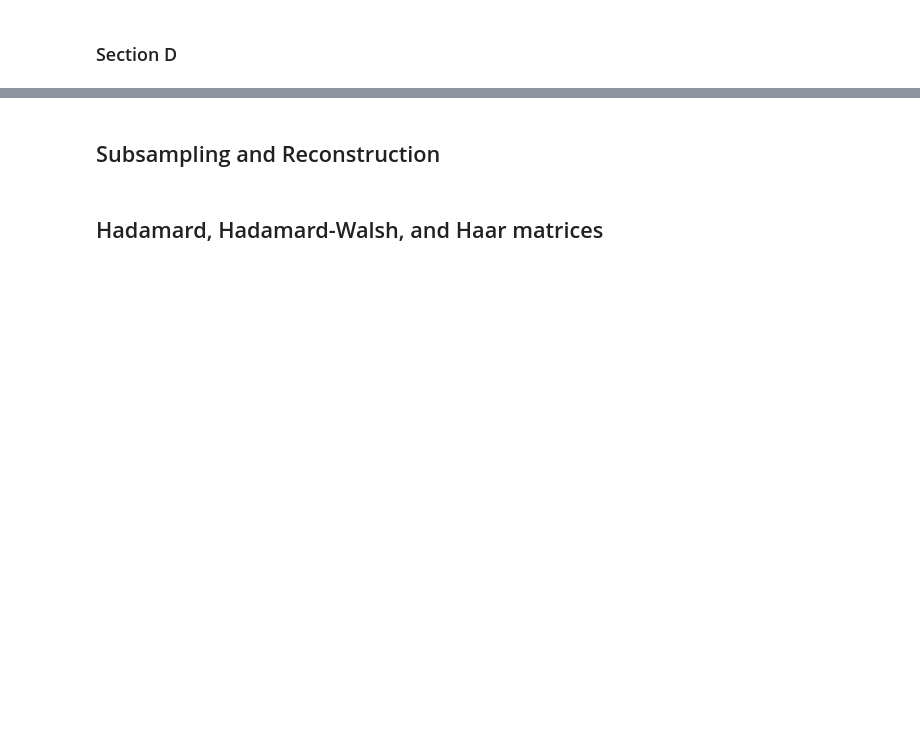
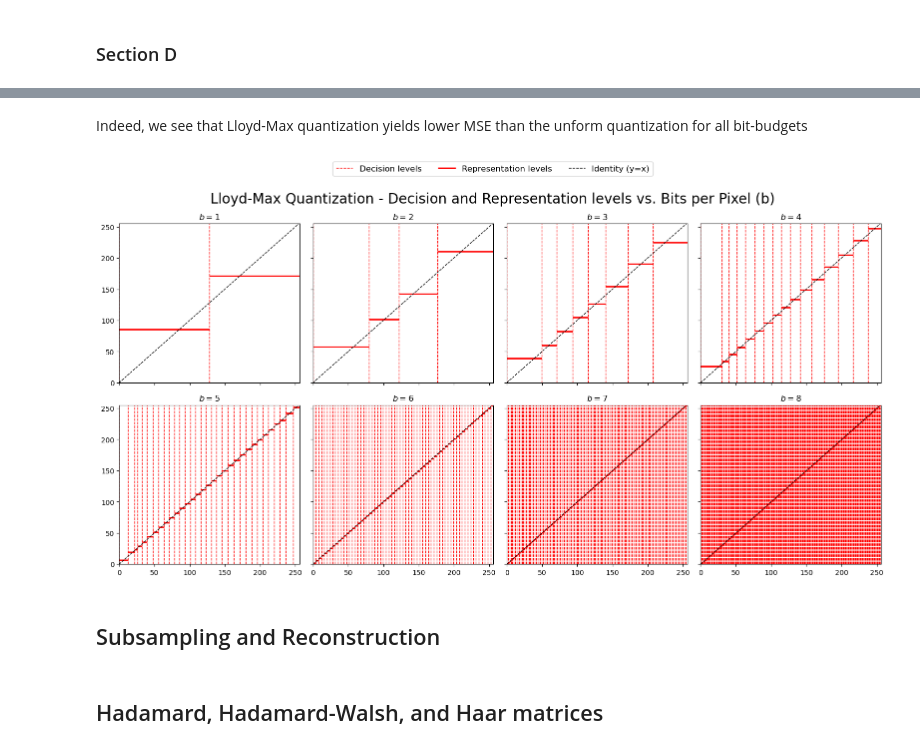
Before and after one commit to zakcory/signal_proc, a Jupyter notebook: HW1/hw1.ipynb, the cells around one changed output, grey strips where cells are left out. Drawn from its saved outputs; the diff is of its cells as text; code cells hidden in the pictures; blank space fills up the shorter version.

```diff
--- a/HW1/hw1.ipynb
+++ b/HW1/hw1.ipynb
@@ -267,3 +324,9 @@ Iteration: 2, Error: 71.03191812586867
+# %% [markdown]
+Indeed, we see that Lloyd-Max quantization yields lower MSE than the unform quantization for all bit-budgets
+# %%
+show_decisions_representations('Lloyd-Max Quantization', histogram)
+# %% [output]
+[figure, added]
 # %% [markdown]
 ## Subsampling and Reconstruction
 # %% [markdown]
```
Also changed, not shown: parts of 30 cells of this notebook.
